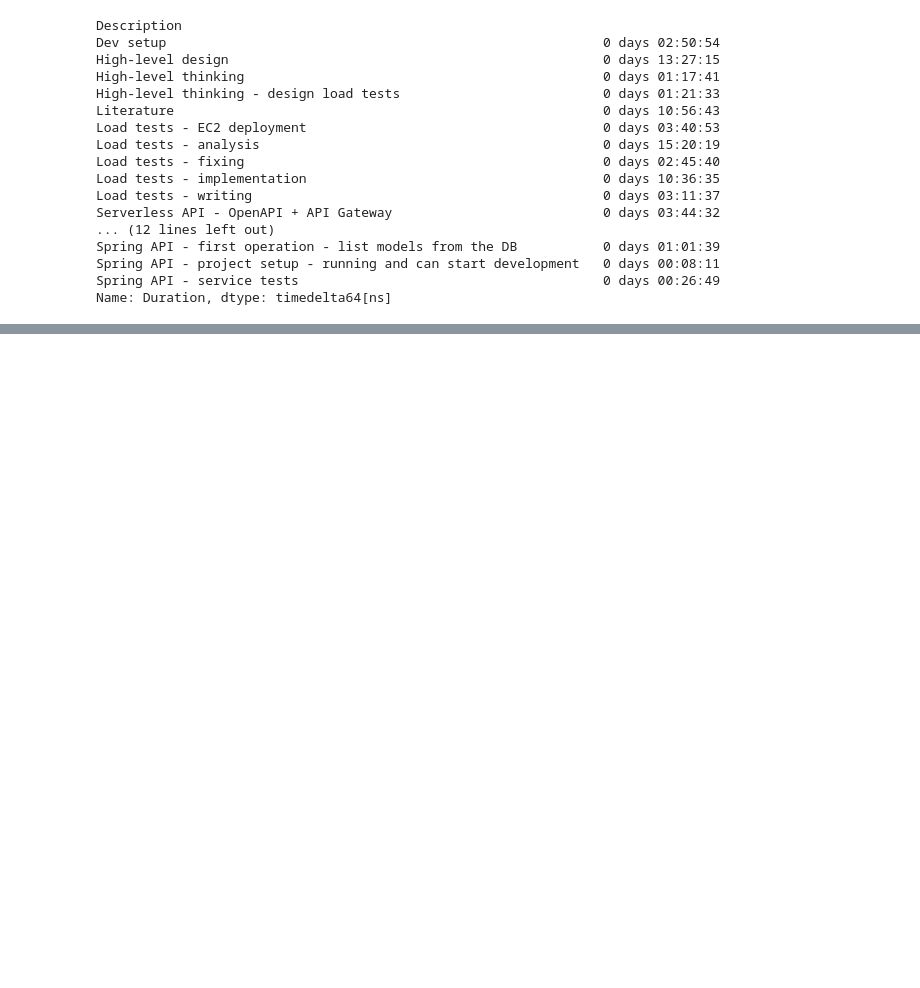
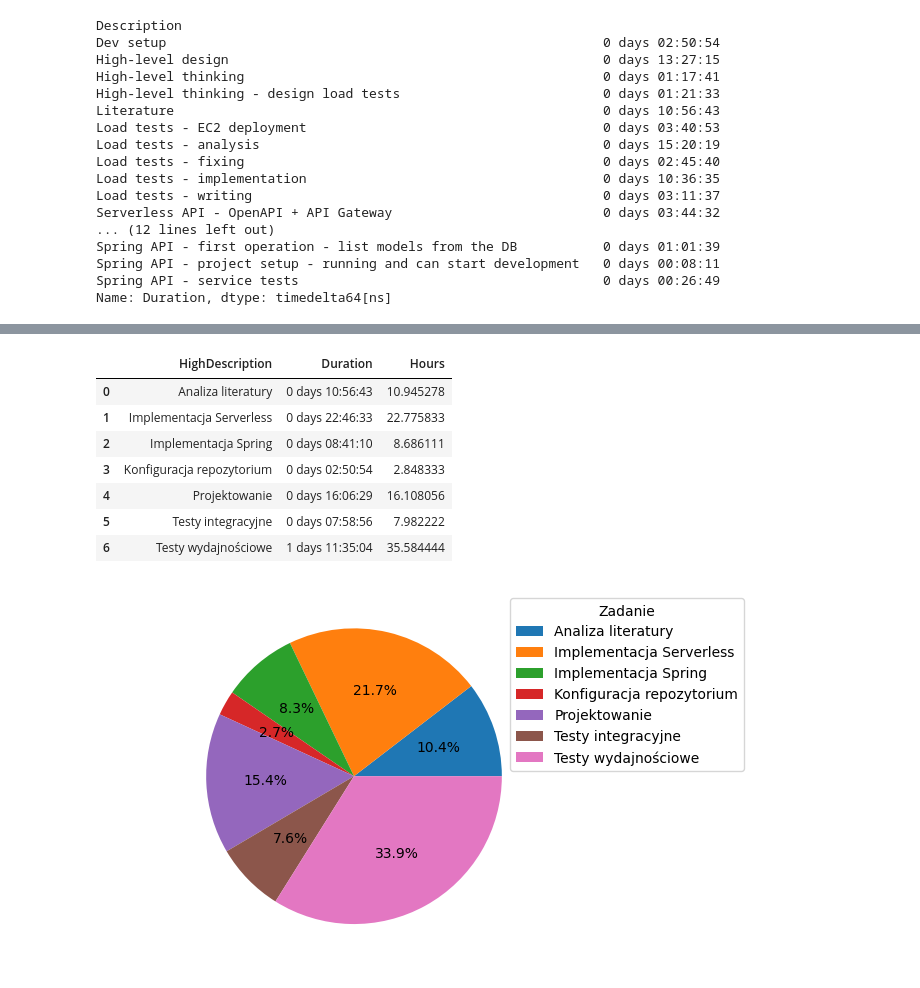
Before and after one commit to moreno-models/api, a Jupyter notebook: analysis/development_time.ipynb, the cells around one changed output, grey strips where cells are left out. Cells and saved outputs as stored; diff of their text form; code cells hidden in the pictures; blank space fills up the shorter version.

Commit message:
Add additional charts

```diff
--- a/analysis/development_time.ipynb
+++ b/analysis/development_time.ipynb
@@ -4,18 +4,3 @@ import numpy as np
 import matplotlib.pyplot as plt
 import matplotlib.dates as mdates
 import matplotlib.ticker as ticker
-# %%
-def start_plot():
-    fig, ax = plt.subplots()
-    return (fig, ax)
-
-def parse_duration(hhmmss):
-    h, m, s = hhmmss.split(':')
-    return np.timedelta64(int(h), 'h') + np.timedelta64(int(m), 'm') + np.timedelta64(int(s), 's')
-
-def parse_high_description(desc):
-    if desc.startswith('Serverless'):
-        return 'Serverless'
-    if desc.startswith('Spring'):
-        return 'Spring'
-    return desc
@@ -81,0 +98,22 @@ Name: Duration, dtype: timedelta64[ns]
+# %%
+high_descs = df.groupby('HighDescription')['Duration'].sum().reset_index(level=0)
+high_descs['Hours'] = high_descs['Duration'].apply(lambda duration: duration / np.timedelta64(1, 's') / 60 / 60)
+
+
+fig, ax = plt.subplots()
+ax.axis("equal")
+wedges, texts, autotexts = ax.pie(high_descs['Hours'], autopct='%1.1f%%')
+ax.legend(wedges, high_descs['HighDescription'], title="Zadanie", bbox_to_anchor=(0.8, 0, 0.5, 1))
+
+fig.savefig(f"charts/time/{snapshot_date}_overall.png")
+high_descs
+# %% [output]
+|  | HighDescription | Duration | Hours |
+| 0 | Analiza literatury | 0 days 10:56:43 | 10.945278 |
+| 1 | Implementacja Serverless | 0 days 22:46:33 | 22.775833 |
+| 2 | Implementacja Spring | 0 days 08:41:10 | 8.686111 |
+| 3 | Konfiguracja repozytorium | 0 days 02:50:54 | 2.848333 |
+| 4 | Projektowanie | 0 days 16:06:29 | 16.108056 |
+| 5 | Testy integracyjne | 0 days 07:58:56 | 7.982222 |
+| 6 | Testy wydajnościowe | 1 days 11:35:04 | 35.584444 |
+[figure, added]
```
Also changed, not shown: parts of 5 cells of this notebook, 3 other files.
